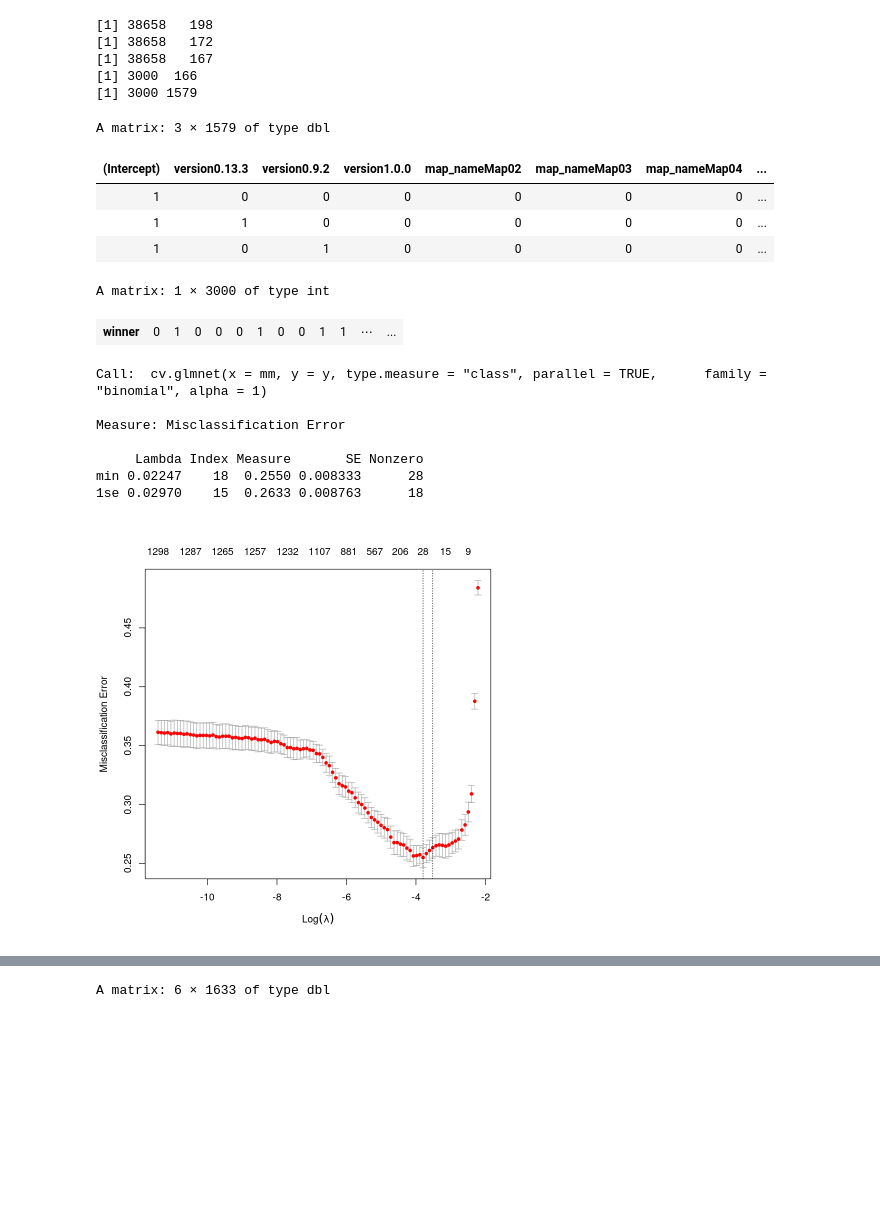
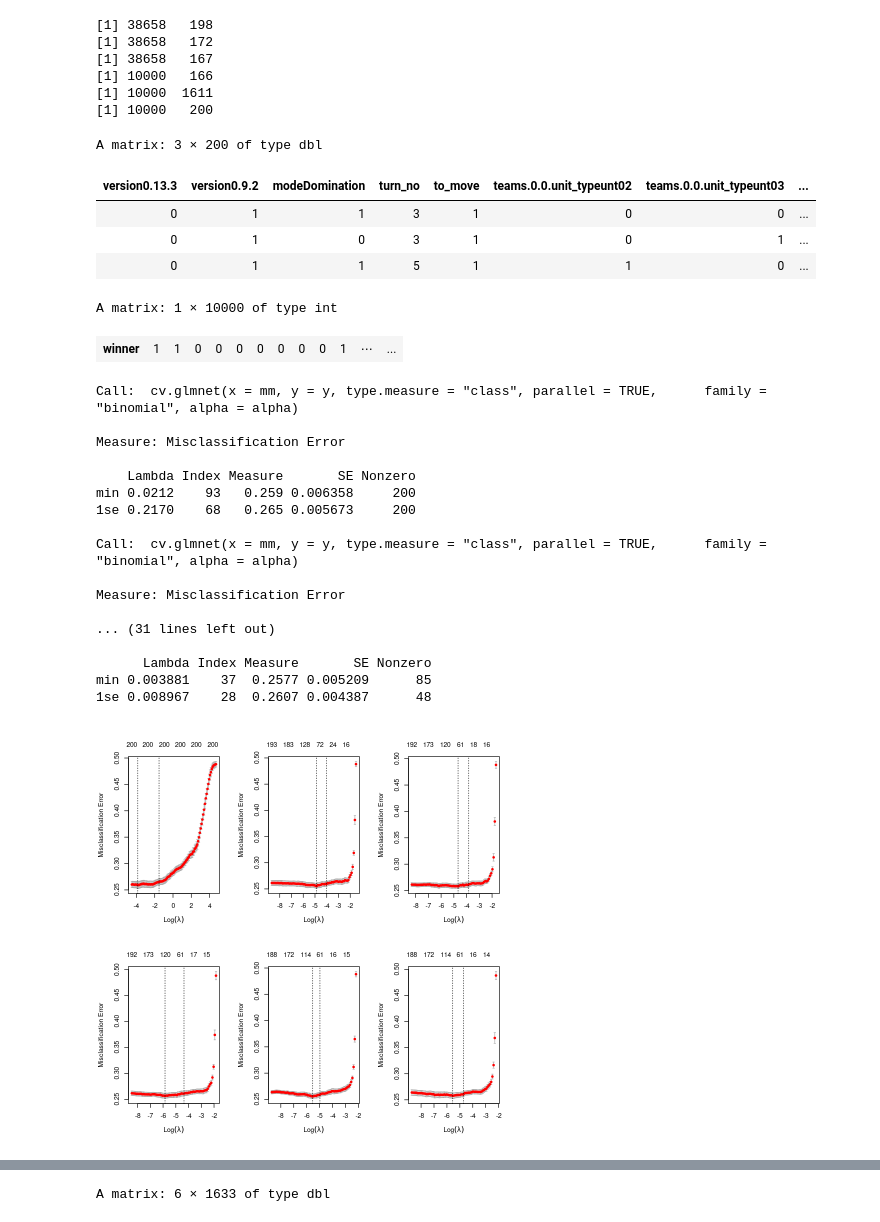
Before and after one commit to bieganski/data-mining, a Jupyter notebook: ex2/solution.ipynb, the cells around one changed output, grey strips where cells are left out. Cells and saved outputs as stored; diff of their text form; code cells hidden in the pictures; blank space fills up the shorter version.

Commit message:
variance dim reduction added, got 0.84. TODO xgboost

```diff
--- a/ex2/solution.ipynb
+++ b/ex2/solution.ipynb
@@ -34,7 +36,7 @@ id = function(x) x
 # %%
 TRAIN_DATA_FNAME = "training_data_tabular_format.csv"
 TEST_DATA_FNAME = "test_data_tabular_format.csv"
-DATA_LEN=3000
+DATA_LEN=10000
 
 
 gen_model_matrix = function(fname, data_len=10000) {
@@ -56,6 +58,19 @@ gen_model_matrix = function(fname, data_len=10000) {
     invisible(gc())
     mm <- model.matrix(~.-winner, df)
     mm <- cbind(mm, t)
+
+    print(dim(mm))
+
+
+    # Pick only most variant variables.
+    TOP_VAR_NUM = 200
+    variances <- colVars(as.matrix(mm))
+    variances <- cbind(colnames(mm) %>% data.frame, as.numeric(variances))
+    variances.top <- variances[order(variances[,2], decreasing=TRUE) ,] %>% head(n=TOP_VAR_NUM)
+    variances.top.names = variances.top[[1]]
+    mm <- as.matrix(mm)
+    mm <- mm[,which(colnames(mm) %in% variances.top.names)]
+
     mm <- as.matrix(mm)
     print(dim(mm))
     invisible(gc())
@@ -71,29 +86,52 @@ head(y, n=3)
 [1] 38658   198
 [1] 38658   172
 [1] 38658   167
-[1] 3000  166
-[1] 3000 1579
+[1] 10000   166
+[1] 10000  1611
+[1] 10000   200
-A matrix: 3 × 1579 of type dbl
+A matrix: 3 × 200 of type dbl
-| (Intercept) | version0.13.3 | version0.9.2 | version1.0.0 | map_nameMap02 | map_nameMap03 | map_nameMap04 | ... |
-| 1 | 0 | 0 | 0 | 0 | 0 | 0 | ... |
-| 1 | 1 | 0 | 0 | 0 | 0 | 0 | ... |
-| 1 | 0 | 1 | 0 | 0 | 0 | 0 | ... |
+| version0.13.3 | version0.9.2 | modeDomination | turn_no | to_move | teams.0.0.unit_typeunt02 | teams.0.0.unit_typeunt03 | ... |
+| 0 | 1 | 1 | 3 | 1 | 0 | 0 | ... |
+| 0 | 1 | 0 | 3 | 1 | 0 | 1 | ... |
+| 0 | 1 | 1 | 5 | 1 | 1 | 0 | ... |
-A matrix: 1 × 3000 of type int
+A matrix: 1 × 10000 of type int
-| winner | 0 | 1 | 0 | 0 | 0 | 1 | 0 | 0 | 1 | 1 | ⋯ | ... |
+| winner | 1 | 1 | 0 | 0 | 0 | 0 | 0 | 0 | 0 | 1 | ⋯ | ... |
 # %%
 library(doParallel)
 registerDoParallel(4)
 
-cvfit <- cv.glmnet(mm, y, family = "binomial", type.measure = "class", alpha=1, parallel=TRUE)
+elastic_fn = function(alpha) {
+    cvfit <- cv.glmnet(mm, y, family="binomial", type.measure="class", alpha=alpha, parallel=TRUE)
+    plot(cvfit)
+    print(cvfit)
+    cvfit
+}
 
-print(cvfit)
-plot(cvfit)
+library("purrr")
+tuning_alpha = c(0.0, .5, .6, .7, .98, 1.0)
+
+par(mfrow=c(2,3))
+cvfits <- map(tuning_alpha, elastic_fn)
+
+# cvfit <- cv.glmnet(mm, y, family = "binomial", type.measure = "class", alpha=1, parallel=TRUE)
+# print(cvfit)
+# plot(cvfit)
 # %% [output]
-Call:  cv.glmnet(x = mm, y = y, type.measure = "class", parallel = TRUE,      family = "binomial", alpha = 1)
+Call:  cv.glmnet(x = mm, y = y, type.measure = "class", parallel = TRUE,      family = "binomial", alpha = alpha)
 
 Measure: Misclassification Error
 
-     Lambda Index Measure       SE Nonzero
-min 0.02247    18  0.2550 0.008333      28
-1se 0.02970    15  0.2633 0.008763      18
+    Lambda Index Measure       SE Nonzero
+min 0.0212    93   0.259 0.006358     200
+1se 0.2170    68   0.265 0.005673     200
+
+Call:  cv.glmnet(x = mm, y = y, type.measure = "class", parallel = TRUE,      family = "binomial", alpha = alpha)
+
+Measure: Misclassification Error
+
+... (31 lines left out)
+
+      Lambda Index Measure       SE Nonzero
+min 0.003881    37  0.2577 0.005209      85
+1se 0.008967    28  0.2607 0.004387      48
-[figure, old version]
+[figure, new version]
```
Also changed, not shown: parts of 8 cells of this notebook, 1 other file.
